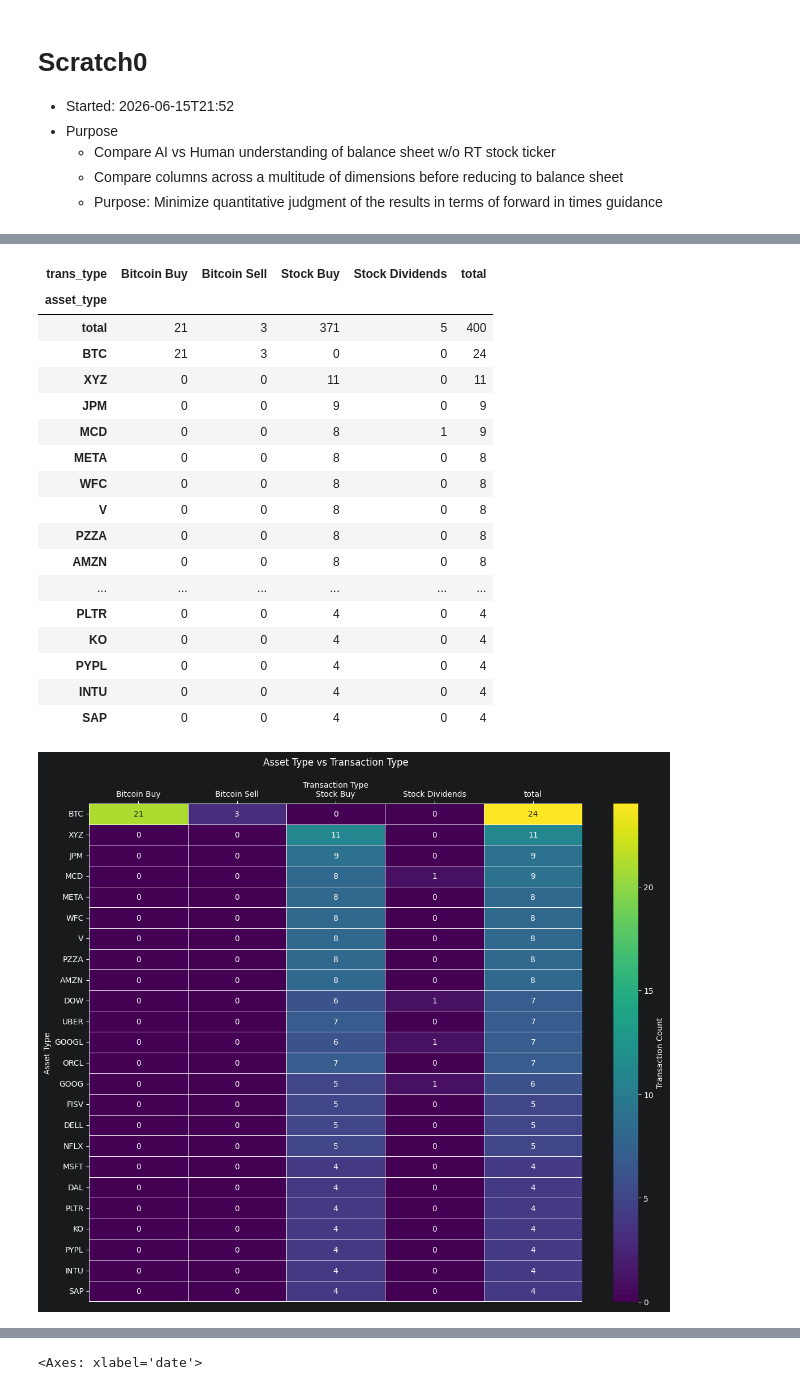
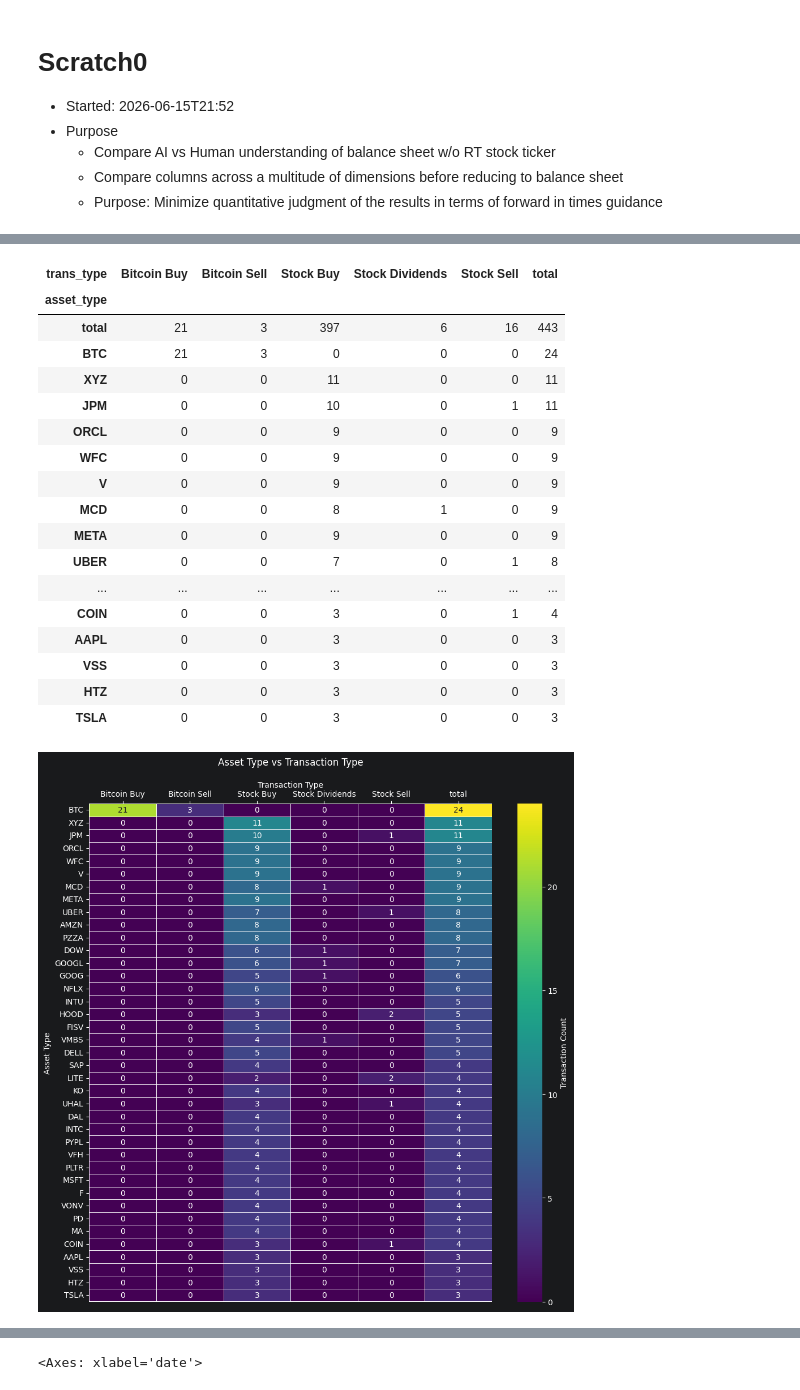
Before and after one commit to matthagy/cashapp_analysis, a Jupyter notebook: scratch0.ipynb, the cells around one changed output, grey strips where cells are left out. Saved outputs shown, nothing was run; the diff lists cells and outputs as text; code cells hidden in the pictures.

Commit message:
New data and small updates

```diff
--- a/scratch0.ipynb
+++ b/scratch0.ipynb
@@ -10,7 +10,7 @@ import matplotlib.pyplot as plt
 import pandas as pd
 import seaborn as sns
 # %%
-data_raw = pd.read_csv('data/cash_app_report_1781619340033.csv')
-data_raw.head()
+data_raw = pd.read_csv('data/cash_app_report_1781793914921.csv')
+data_raw.head(25)
 # %% [output]
 |  | Date | Transaction ID | Transaction Type | Currency | Amount | Fee | Net Amount | Asset Type | ... |
@@ -60,7 +91,7 @@ data['asset_price'] = data['Asset Price'].fillna(None).map(parse_amount)
 data['asset_amount'] = data_raw['Asset Amount'].astype(float).fillna(0.0)
 data['fee'] = data['Fee'].fillna(None).map(parse_amount)
 data['asset_type'] = data['Asset Type']
-data['trans_type'] = data['Transaction Type']
+data['trans_type'] = data['Transaction Type'].fillna('Stock Sell')
 data['currency'] = data['Currency']
 data['trans_id'] = data['Transaction ID']
 data['account'] = data['Account']
@@ -72,6 +103,6 @@ for col in ['Net Amount', 'Amount', 'Asset Price', 'Asset Amount', 'Fee', 'Asset
             'Currency', 'Transaction ID', 'Account', 'Status', 'Notes', 'Name of sender/receiver']:
     del data[col]
 
-data
+data.sample(10, random_state=0xCAFE)
 # %% [output]
 |  | date | net_amount | amount | asset_price | asset_amount | fee | asset_type | trans_type | currency | ... |
@@ -172,57 +219,58 @@ Name: count, dtype: int64
 # %%
 top_assets = (
     data
-    .pivot_table(index='asset_type', columns='trans_type', aggfunc='count', values='net_amount', fill_value=0,
+    .pivot_table(index='asset_type', columns='trans_type', aggfunc='count',
+                 values='net_amount', fill_value=0,
                  margins=True, margins_name='total')
     .sort_values(by='total', ascending=False)
-    .head(25)
+    .head(40)
 )
 top_assets
 # %% [output]
-| trans_type | Bitcoin Buy | Bitcoin Sell | Stock Buy | Stock Dividends | total |
-| asset_type |  |  |  |  |  |
-| total | 21 | 3 | 371 | 5 | 400 |
-| BTC | 21 | 3 | 0 | 0 | 24 |
-| XYZ | 0 | 0 | 11 | 0 | 11 |
-| JPM | 0 | 0 | 9 | 0 | 9 |
-| MCD | 0 | 0 | 8 | 1 | 9 |
-| META | 0 | 0 | 8 | 0 | 8 |
-| WFC | 0 | 0 | 8 | 0 | 8 |
-| V | 0 | 0 | 8 | 0 | 8 |
-| PZZA | 0 | 0 | 8 | 0 | 8 |
-| AMZN | 0 | 0 | 8 | 0 | 8 |
-| ... | ... | ... | ... | ... | ... |
-| PLTR | 0 | 0 | 4 | 0 | 4 |
-| KO | 0 | 0 | 4 | 0 | 4 |
-| PYPL | 0 | 0 | 4 | 0 | 4 |
-| INTU | 0 | 0 | 4 | 0 | 4 |
-| SAP | 0 | 0 | 4 | 0 | 4 |
+| trans_type | Bitcoin Buy | Bitcoin Sell | Stock Buy | Stock Dividends | Stock Sell | total |
+| asset_type |  |  |  |  |  |  |
+| total | 21 | 3 | 397 | 6 | 16 | 443 |
+| BTC | 21 | 3 | 0 | 0 | 0 | 24 |
+| XYZ | 0 | 0 | 11 | 0 | 0 | 11 |
+| JPM | 0 | 0 | 10 | 0 | 1 | 11 |
+| ORCL | 0 | 0 | 9 | 0 | 0 | 9 |
+| WFC | 0 | 0 | 9 | 0 | 0 | 9 |
+| V | 0 | 0 | 9 | 0 | 0 | 9 |
+| MCD | 0 | 0 | 8 | 1 | 0 | 9 |
+| META | 0 | 0 | 9 | 0 | 0 | 9 |
+| UBER | 0 | 0 | 7 | 0 | 1 | 8 |
+| ... | ... | ... | ... | ... | ... | ... |
+| COIN | 0 | 0 | 3 | 0 | 1 | 4 |
+| AAPL | 0 | 0 | 3 | 0 | 0 | 3 |
+| VSS | 0 | 0 | 3 | 0 | 0 | 3 |
+| HTZ | 0 | 0 | 3 | 0 | 0 | 3 |
+| TSLA | 0 | 0 | 3 | 0 | 0 | 3 |
 # %%
 top_assets_heat = top_assets.drop(index='total', errors='ignore')
 
-fig, ax = plt.subplots(figsize=(12, 10))
+fig, ax = plt.subplots(figsize=(10, 10))
 
 sns.heatmap(
     top_assets_heat,
     annot=True,
     fmt='g',
     cmap='viridis',
     linewidths=0.5,
     cbar_kws={'label': 'Transaction Count'},
     ax=ax,
 
 )
 
 ax.set_title('Asset Type vs Transaction Type', pad=20)
 ax.set_ylabel('Asset Type', rotation=90)
 ax.set_xlabel('Transaction Type', rotation=0)
 
 ax.xaxis.tick_top()
 ax.xaxis.set_label_position('top')
 
 plt.tight_layout()
 # %% [output]
-[figure, old version]
+[figure, new version]
 # %%
 data_btc = data[data['asset_type'] == 'BTC']
 data_btc
```
Also changed, not shown: parts of 36 cells of this notebook, 2 other files.
